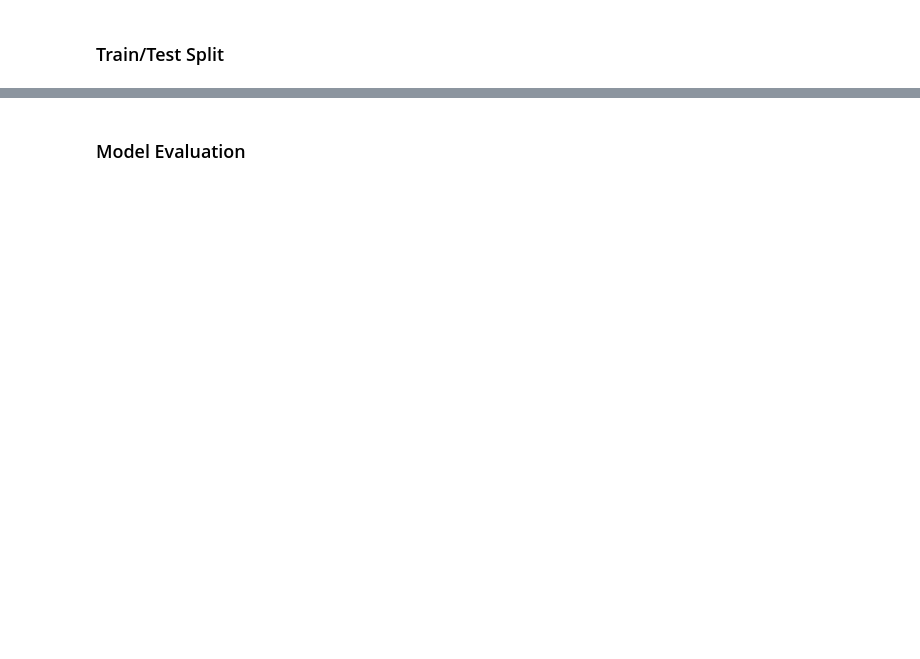
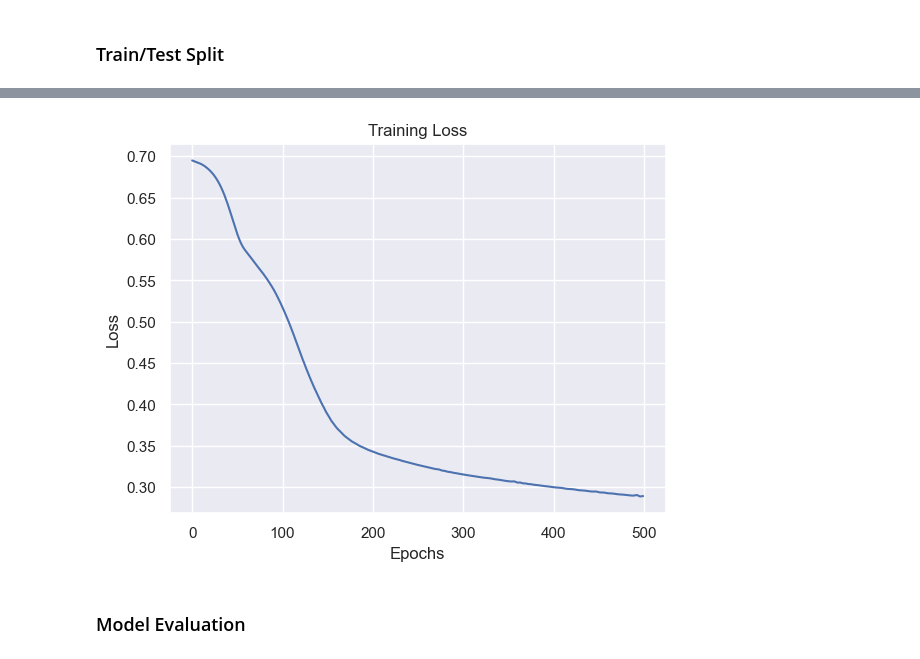
Before and after one commit to jmanwillz/ACML-Project, a Jupyter notebook: ann/data-preprocessing.ipynb, the cells around one changed output, grey strips where cells are left out. Cells and saved outputs as stored; diff of their text form; code cells hidden in the pictures; blank space fills up the shorter version.

Commit message:
Add model evaluation

```diff
--- a/ann/data-preprocessing.ipynb
+++ b/ann/data-preprocessing.ipynb
@@ -296,0 +578,16 @@ X_train, X_test, y_train, y_test = train_test_split(X, y, test_size=0.2, random_
+# %%
+# Create a Neural Network class that inherits from nn.Module
+class NeuralNetwork(nn.Module):
+    def __init__(self, input_size):
+        super(NeuralNetwork, self).__init__()
+        self.fc1 = nn.Linear(input_size, 36)
+        self.fc2 = nn.Linear(36, 32)
+        self.fc3 = nn.Linear(32, 16)
+        self.fc4 = nn.Linear(16, 2)
+
+    def forward(self, x):
+        x = F.relu(self.fc1(x))
+        x = F.relu(self.fc2(x))
+        x = F.relu(self.fc3(x))
+        x = self.fc4(x)
+        return x
@@ -296,0 +597,6 @@ X_train, X_test, y_train, y_test = train_test_split(X, y, test_size=0.2, random_
+# %%
+# Create an instance of the NeuralNetwork class
+model = NeuralNetwork(input_size=X_train.shape[1])
+
+# Print the model architecture
+print(model)
@@ -296,0 +610,12 @@ X_train, X_test, y_train, y_test = train_test_split(X, y, test_size=0.2, random_
+# %%
+# Convert the data to PyTorch tensors
+X_train_tensor = torch.tensor(X_train, dtype=torch.float32)
+y_train_tensor = torch.tensor(y_train, dtype=torch.long)
+X_test_tensor = torch.tensor(X_test, dtype=torch.float32)
+y_test_tensor = torch.tensor(y_test, dtype=torch.long)
+
+# Print the shape of the tensors
+print(X_train_tensor.shape)
+print(y_train_tensor.shape)
+print(X_test_tensor.shape)
+print(y_test_tensor.shape)
@@ -297,3 +686,12 @@ X_train, X_test, y_train, y_test = train_test_split(X, y, test_size=0.2, random_
+# %%
+# Plot the training loss
+plt.plot(range(num_epochs), losses)
+plt.xlabel('Epochs')
+plt.ylabel('Loss')
+plt.title('Training Loss')
+plt.show()
+# %% [output]
+[figure, added]
 # %% [markdown]
 ### Model Evaluation
 # %%
```
Also changed, not shown: parts of 47 cells of this notebook.
